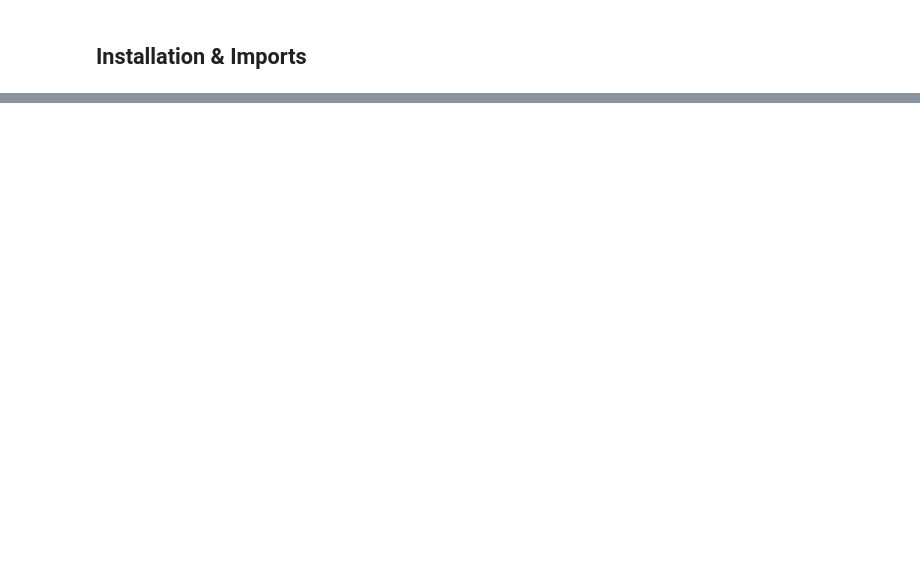
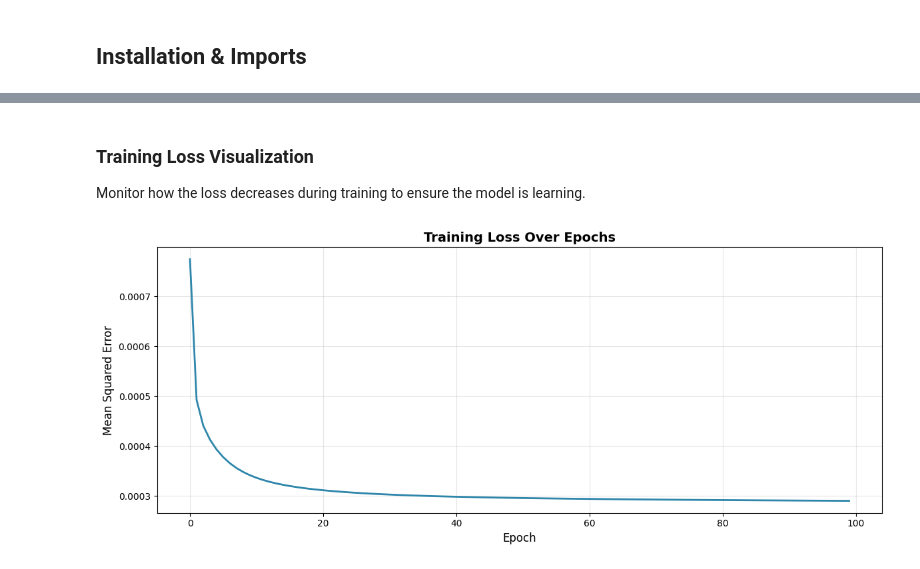
Before and after one commit to Shrisha-shrestha/ML-Scratch-Implementation, a Jupyter notebook: Assignment/RNN/RNN_scratch_implementation.ipynb, the cells around one changed output, grey strips where cells are left out. Drawn from its saved outputs; the diff is of its cells as text; code cells hidden in the pictures; blank space fills up the shorter version.

```diff
--- a/Assignment/RNN/RNN_scratch_implementation.ipynb
+++ b/Assignment/RNN/RNN_scratch_implementation.ipynb
@@ -594,0 +546,21 @@ print(f"\n✓ Model Performance: R² = {r2:.4f}, RMSE = {rmse:.2f}")
+# %%
+# Initialize RNN
+INPUT_SIZE = 1      # Univariate time series (only sales numbers)
+HIDDEN_SIZE = 32    # Number of hidden units
+OUTPUT_SIZE = 1     # Predict single value (next day's sales)
+LEARNING_RATE = 0.001
+EPOCHS = 100
+
+rnn = SimpleRNN(
+    input_size=INPUT_SIZE,
+    hidden_size=HIDDEN_SIZE,
+    output_size=OUTPUT_SIZE,
+    learning_rate=LEARNING_RATE
+)
+
+print(f"Model Architecture:")
+print(f"- Input Size: {INPUT_SIZE}")
+print(f"- Hidden Size: {HIDDEN_SIZE}")
+print(f"- Output Size: {OUTPUT_SIZE}")
+print(f"- Total Parameters: {(INPUT_SIZE * HIDDEN_SIZE) + (HIDDEN_SIZE * HIDDEN_SIZE) + (HIDDEN_SIZE * OUTPUT_SIZE) + HIDDEN_SIZE + OUTPUT_SIZE}")
+print(f"\nStarting training...")
@@ -594,0 +575,4 @@ print(f"\n✓ Model Performance: R² = {r2:.4f}, RMSE = {rmse:.2f}")
+# %%
+# Train the model
+rnn.train(X_train, y_train, epochs=EPOCHS, verbose=True)
+print("\n✓ Training completed!")
@@ -594,0 +592,20 @@ print(f"\n✓ Model Performance: R² = {r2:.4f}, RMSE = {rmse:.2f}")
+# %% [markdown]
+### Training Loss Visualization
+
+Monitor how the loss decreases during training to ensure the model is learning.
+# %%
+# Plot training loss
+plt.figure(figsize=(12, 5))
+plt.plot(rnn.losses, linewidth=2, color='#2E86AB')
+plt.title('Training Loss Over Epochs', fontsize=14, fontweight='bold')
+plt.xlabel('Epoch', fontsize=12)
+plt.ylabel('Mean Squared Error', fontsize=12)
+plt.grid(True, alpha=0.3)
+plt.tight_layout()
+plt.show()
+
+print(f"Initial Loss: {rnn.losses[0]:.6f}")
+print(f"Final Loss: {rnn.losses[-1]:.6f}")
+print(f"Loss Reduction: {((rnn.losses[0] - rnn.losses[-1]) / rnn.losses[0] * 100):.2f}%")
+# %% [output]
+[figure, added]
```
Also changed, not shown: parts of 51 cells of this notebook.
